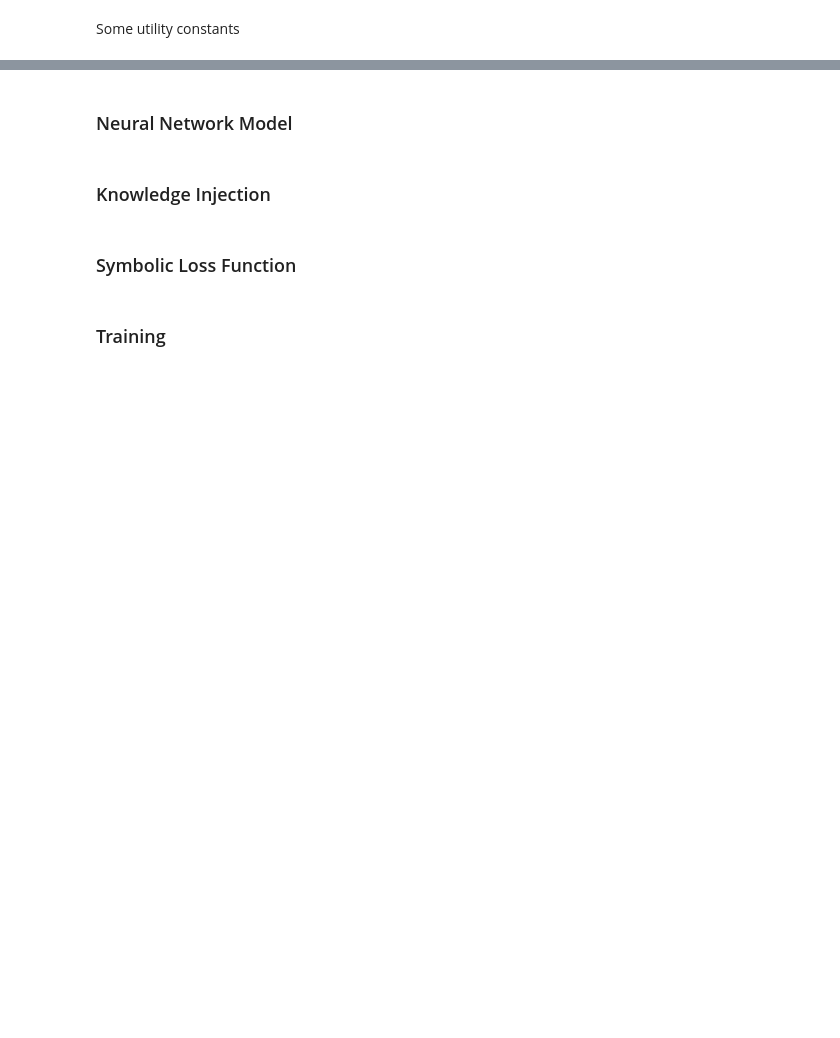
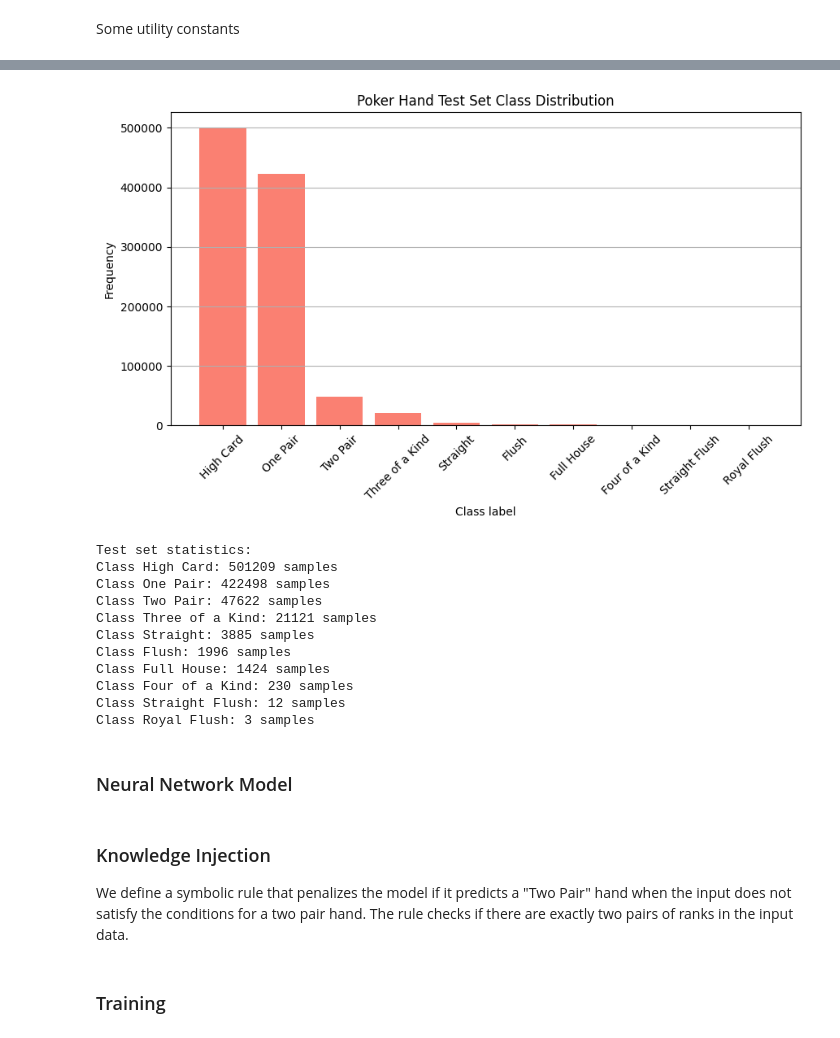
Before and after one commit to MatteoMagnini/demo-2025-woa-nesy, a Jupyter notebook: notebook/injection.ipynb, the cells around one changed output, grey strips where cells are left out. Cells and saved outputs as stored; diff of their text form; code cells hidden in the pictures; blank space fills up the shorter version.

```diff
--- a/notebook/injection.ipynb
+++ b/notebook/injection.ipynb
@@ -14,6 +20,8 @@ from sklearn.metrics import classification_report, confusion_matrix
 # %% [markdown]
 Some utility constants
 # %%
+TRAINING_DATASET = "poker-hand-training-true.data"
+TESTING_DATASET = "poker-hand-testing.data"
 map_class_to_label = {
     0: "High Card",
     1: "One Pair",
@@ -26,3 +34,11 @@ map_class_to_label = {
     8: "Straight Flush",
     9: "Royal Flush"
 }
+FEATURE_NUMBER = 10
+CLASS_NUMBER = 10
+HIDDEN_SIZE = 64
+EPOCHES = 100
+BATCH_SIZE = 32
+PYTORCH_SEED = 0
+NUMPY_SEED = 0
+RANDOM_SEED = 0
@@ -31,7 +77,7 @@ map_class_to_label = {
 # %%
-train_data = pd.read_csv("https://archive.ics.uci.edu/ml/machine-learning-databases/poker/poker-hand-training-true.data", header=None)
-test_data = pd.read_csv("https://archive.ics.uci.edu/ml/machine-learning-databases/poker/poker-hand-testing.data", header=None)
-
+# Load the datasets
+train_data = pd.read_csv(str (os.path.join(DATA_PATH, TRAINING_DATASET)), header=None)
+test_data = pd.read_csv(str (os.path.join(DATA_PATH, TESTING_DATASET)), header=None)
 cols = [f"card{i}_{attr}" for i in range(1, 6) for attr in ("suit", "rank")] + ["label"]
 train_data.columns = cols
 test_data.columns = cols
@@ -60,13 +106,13 @@ scaler = StandardScaler()
 X_train_scaled = scaler.fit_transform(X_train)
 X_test_scaled = scaler.transform(X_test)
 
-X_train_tensor = torch.tensor(X_train_scaled, dtype=torch.float32)
-y_train_tensor = torch.tensor(y_train, dtype=torch.long)
-X_test_tensor = torch.tensor(X_test_scaled, dtype=torch.float32)
-y_test_tensor = torch.tensor(y_test, dtype=torch.long)
+X_train_tensor = torch.tensor(X_train_scaled, dtype=torch.float32).to(device)
+y_train_tensor = torch.tensor(y_train, dtype=torch.long).to(device)
+X_test_tensor = torch.tensor(X_test_scaled, dtype=torch.float32).to(device)
+y_test_tensor = torch.tensor(y_test, dtype=torch.long).to(device)
 
-train_loader = DataLoader(TensorDataset(X_train_tensor, y_train_tensor), batch_size=128, shuffle=True)
-test_loader = DataLoader(TensorDataset(X_test_tensor, y_test_tensor), batch_size=128)
+train_loader = DataLoader(TensorDataset(X_train_tensor, y_train_tensor), batch_size=BATCH_SIZE, shuffle=True)
+test_loader = DataLoader(TensorDataset(X_test_tensor, y_test_tensor), batch_size=BATCH_SIZE)
 # %% [output]
 [figure]
 Training set statistics:
@@ -83,3 +129,32 @@ Class 9: 5 samples
+# %%
+# Test set statistics
+
+labels_test, counts_test = np.unique(y_test, return_counts=True)
+plt.figure(figsize=(10, 5))
+plt.bar(labels_test, counts_test, color='salmon')
+plt.xlabel("Class label")
+plt.ylabel("Frequency")
+plt.title("Poker Hand Test Set Class Distribution")
+plt.xticks(ticks=labels_test, labels=[map_class_to_label[label] for label in labels_test], rotation=45)
+plt.grid(axis='y')
+plt.show()
+
+print("Test set statistics:")
+for label, count in zip(labels_test, counts_test):
+    print(f"Class {map_class_to_label[label]}: {count} samples")
+# %% [output]
+[figure, added]
+Test set statistics:
+Class High Card: 501209 samples
+Class One Pair: 422498 samples
+Class Two Pair: 47622 samples
+Class Three of a Kind: 21121 samples
+Class Straight: 3885 samples
+Class Flush: 1996 samples
+Class Full House: 1424 samples
+Class Four of a Kind: 230 samples
+Class Straight Flush: 12 samples
+Class Royal Flush: 3 samples
 # %% [markdown]
 ### Neural Network Model
 # %%
@@ -98,3 +173,5 @@ class PokerNet(nn.Module):
         return self.model(x)
 # %% [markdown]
 ### Knowledge Injection
+
+We define a symbolic rule that penalizes the model if it predicts a "Two Pair" hand when the input does not satisfy the conditions for a two pair hand. The rule checks if there are exactly two pairs of ranks in the input data.
@@ -113,2 +177,0 @@ def rule_two_pair(x_batch, pred_logits):
-# %% [markdown]
-### Symbolic Loss Function
```
Also changed, not shown: parts of 21 cells of this notebook, 2 other files.
